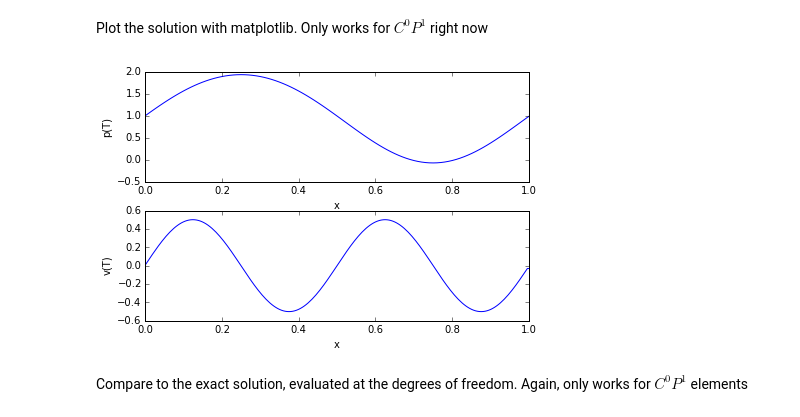
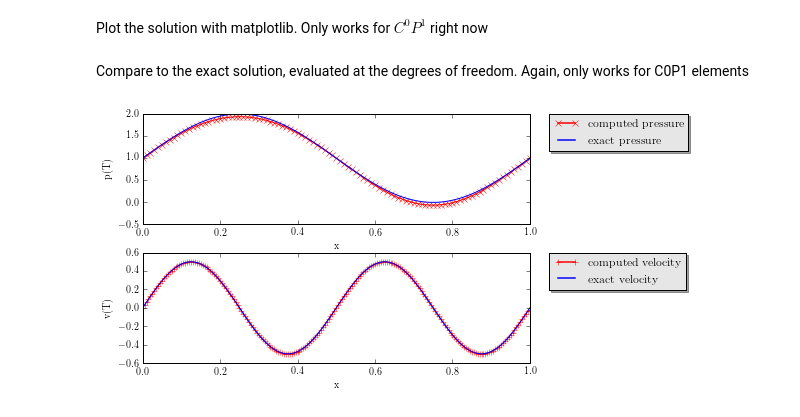
Before and after one commit to erdc/proteus-ps, a Jupyter notebook: NavierStokesNotebooks/NavierStokes1D.ipynb, the cells around one changed output. Drawn from its saved outputs; the diff is of its cells as text; code cells hidden in the pictures.

Commit message:
add legend and latex feature to plotting using matplotlib and join computed and exact quantities to same plot

```diff
--- a/NavierStokesNotebooks/NavierStokes1D.ipynb
+++ b/NavierStokesNotebooks/NavierStokes1D.ipynb
@@ -331,40 +329,71 @@ navier_stokes_1d
 Plot the solution with matplotlib. Only works for $C^0 P^1$ right now
 # %%
 %matplotlib inline
+# %% [markdown]
+Compare to the exact solution, evaluated at the degrees of freedom. Again, only works for C0P1 elements
 # %%
+# extract exact solutions
+pex_vals_at_T = pex0(ns.modelList[0].levelModelList[-1].mesh.nodeArray,physics.T)
+vex_vals_at_T = vex0(ns.modelList[0].levelModelList[-1].mesh.nodeArray,physics.T)
+rex_vals_at_T = rofx0(ns.modelList[0].levelModelList[-1].mesh.nodeArray,physics.T)
+
 # plot computed solutions
+import matplotlib.pyplot as plt
+from matplotlib import rc # for changing titles and label to use latex
+rc('font', **{'family': 'serif', 'serif': ['Computer Modern']})
+rc('text', usetex=True)
 
-import matplotlib.pyplot as plt
 fig, (ax1,ax2) = plt.subplots(2,1)
 fig.tight_layout() # spread out the plots so that they don't overlap
-ax1.plot(x,pT)
+ax1.plot(x,pT,'rx-',label='computed pressure')
+ax1.plot(x,pex_vals_at_T,'b-',label='exact pressure')
 ax1.set_xlabel('x')
 ax1.set_ylabel('p(T)')
+legend = ax1.legend(bbox_to_anchor=(1.05, 1), loc=2, borderaxespad=0., shadow=True)
+frame = legend.get_frame()
+frame.set_facecolor('0.90')
+# Set the fontsize
+for label in legend.get_texts():
+    label.set_fontsize('large')
+for label in legend.get_lines():
+    label.set_linewidth(1.5)  # the legend line width
+
 useTH=True
 if not useTH:
-    ax2.plot(x,vT[:numerics.nn])
-    ax2.set_xlabel('x')
-    ax2.set_ylabel('v(T)')
+    ax2.plot(x,vT[:numerics.nn],'r+-',label='computed velocity')
 else:
     xm = np.array(0.5*(x[:-1]+x[1:]))
     xq=[];
     vq=[];
     pq=[];
     for i in range(numerics.nn-1):
         xq.append(x[i])
         vq.append(vT[i])
 #    uq.append(u[i])
         xq.append(xm[i])
         vq.append(vT[numerics.nn+i])
 #    uq.append(u[numerics.nn+i])
     xq.append(x[-1])
     vq.append(vT[-1])
 #uq.append(u[-1])
 #xq = np.concatenate([x,xm])
 #xq.append(x1[-1])
 #ax1.plot(xq,uq)
-    ax2.plot(xq,vq)
-    ax2.set_xlabel('x')
-    ax2.set_ylabel('v(T)')
+    ax2.plot(xq,vq,'r+-',label='computed velocity')
+
+# add formatting and legend to ax2 plot
+ax2.set_xlabel('x')
+ax2.set_ylabel('v(T)')
+ax2.plot(x,vex_vals_at_T,'b-',label='exact velocity')
+legend2 = ax2.legend(bbox_to_anchor=(1.05, 1), loc=2, borderaxespad=0., shadow=True)
+frame2 = legend2.get_frame()
+frame2.set_facecolor('0.90')
+# Set the fontsize
+for label in legend2.get_texts():
+    label.set_fontsize('large')
+
+for label in legend2.get_lines():
+    label.set_linewidth(1.5)  # the legend line width
+plt.show()
 # %% [output]
-[figure, old version]
+[figure, new version]
@@ -377,2 +399,0 @@ rex_vals_at_T = rofx0(ns.modelList[0].levelModelList[-1].mesh.nodeArray,physics.
-# %% [markdown]
-Compare to the exact solution, evaluated at the degrees of freedom. Again, only works for $C^0 P^1$ elements
```
Also changed, not shown: parts of 6 cells of this notebook.
